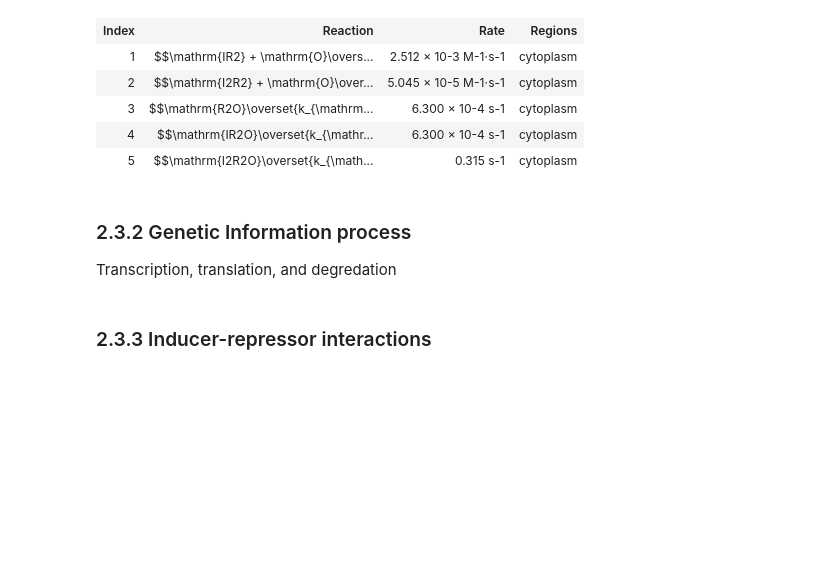
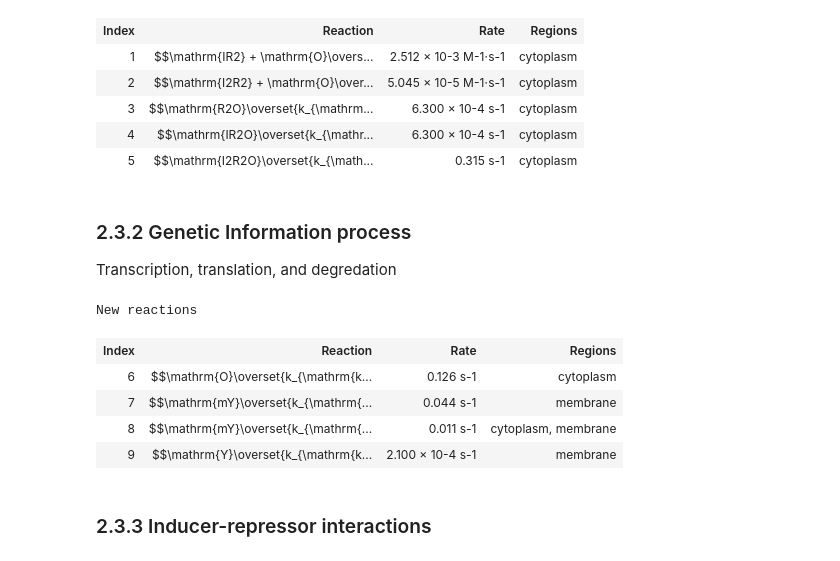
Before and after one commit to Luthey-Schulten-Lab/Workshop_2024, a Jupyter notebook: RDME_model/T2_lac2stateRDME.ipynb, the cells around one changed output. Saved outputs shown, nothing was run; the diff lists cells and outputs as text; code cells hidden in the pictures; blank space fills up the shorter version.

```diff
--- a/RDME_model/T2_lac2stateRDME.ipynb
+++ b/RDME_model/T2_lac2stateRDME.ipynb
@@ -190,14 +195,21 @@ Transcription, translation, and degredation
 # %%
 with sim.construct():
     sim.rateConst('k7', 1.26e-1,1)
     sim.rateConst('k8', 4.44e-2,1)
     sim.rateConst('k9', 1.11e-2,1)
     sim.rateConst('k10', 2.10e-4,1)
 
-    cyt.addReaction([sp.O]         ,[sp.O, sp.mY]   ,sc.k7)
-    mem.addReaction([sp.mY]        ,[sp.mY, sp.Y]   ,sc.k8)
-    cyt.addReaction([sp.mY]        ,[]              ,sc.k9)
-    mem.addReaction([sp.mY]        ,[]              ,sc.k9)
-    mem.addReaction('Y',          '',           2.10e-4)
+    cyt.addReaction([sp.O]         ,[sp.O, sp.mY]   ,rc.k7)
+    mem.addReaction([sp.mY]        ,[sp.mY, sp.Y]   ,rc.k8)
+    cyt.addReaction([sp.mY]        ,[]              ,rc.k9)
+    mem.addReaction([sp.mY]        ,[]              ,rc.k9)
+    mem.addReaction([sp.Y]         ,[]              ,rc.k10)
+# %% [output]
+New reactions
+| Index | Reaction | Rate | Regions |
+| 6 | $$\mathrm{O}\overset{k_{\mathrm{k... | 0.126 s-1 | cytoplasm |
+| 7 | $$\mathrm{mY}\overset{k_{\mathrm{... | 0.044 s-1 | membrane |
+| 8 | $$\mathrm{mY}\overset{k_{\mathrm{... | 0.011 s-1 | cytoplasm, membrane |
+| 9 | $$\mathrm{Y}\overset{k_{\mathrm{k... | 2.100 × 10-4 s-1 | membrane |
 # %% [markdown]
 ### 2.3.3 Inducer-repressor interactions
```
Also changed, not shown: parts of 16 cells of this notebook, 32 other files.
